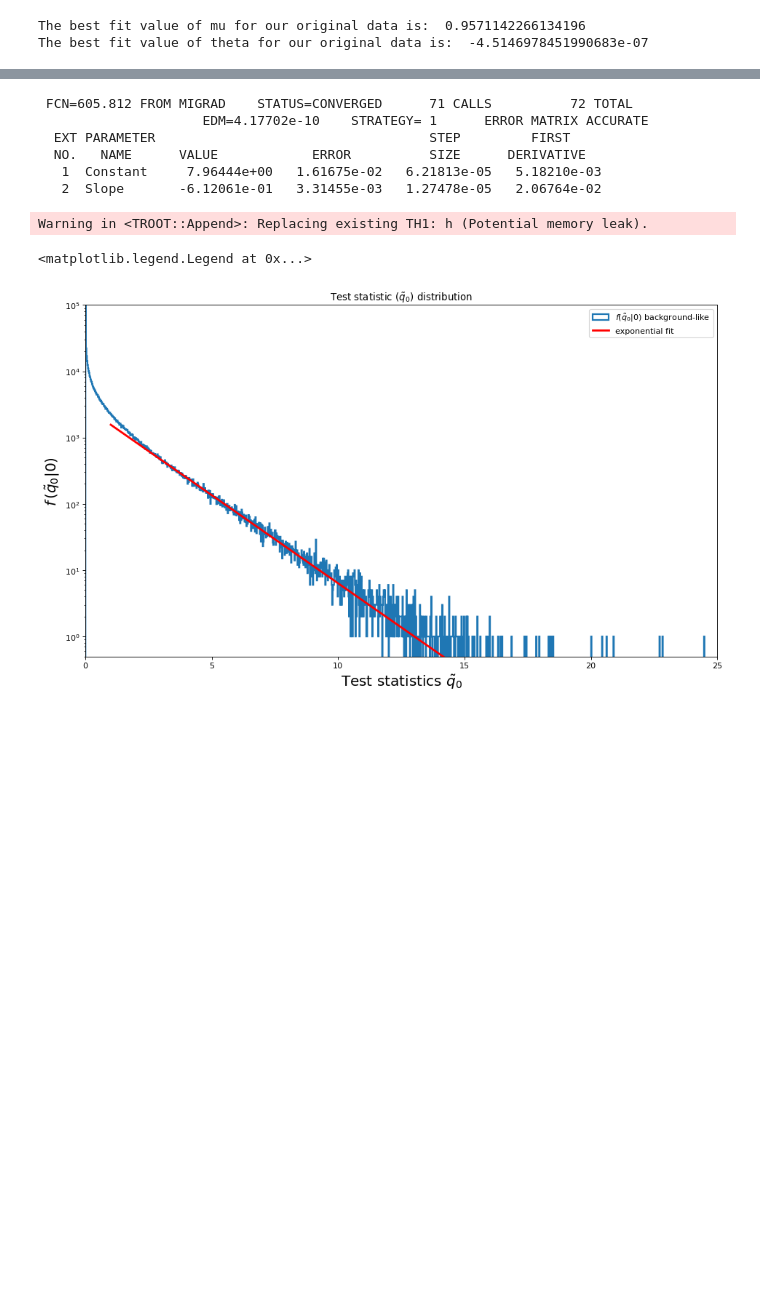
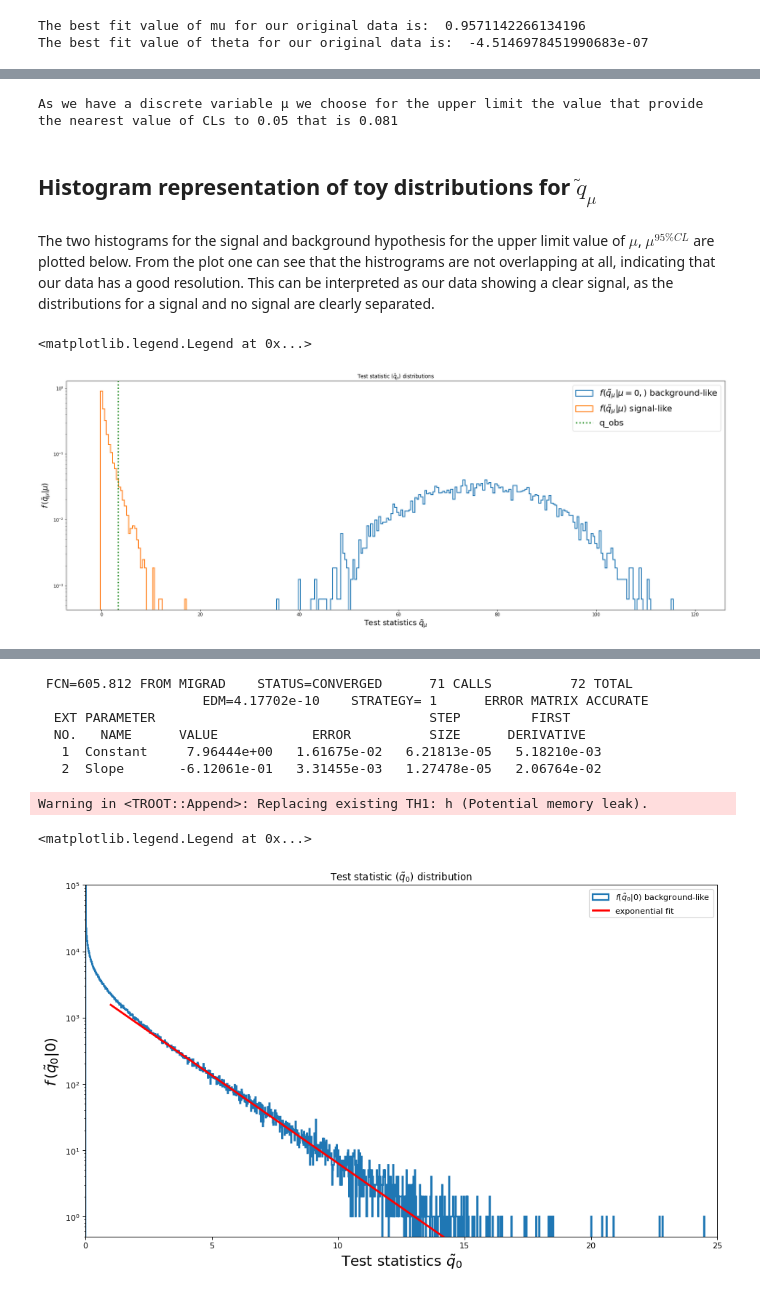
Before and after one commit to emabaci/LCP-mod.-B, a Jupyter notebook: final_project/Statistichal part.ipynb, the cells around one changed output, grey strips where cells are left out. Saved outputs shown, nothing was run; the diff lists cells and outputs as text; code cells hidden in the pictures; blank space fills up the shorter version.

```diff
--- a/final_project/Statistichal part.ipynb
+++ b/final_project/Statistichal part.ipynb
@@ -389,3 +362,46 @@ ax.legend()
+# %%
+print('As we have a discrete variable μ we choose for the upper \
+limit the value that provide the nearest value of CLs to 0.05 that is', round(CLs_95, 3))
+# %% [output]
+As we have a discrete variable μ we choose for the upper limit the value that provide the nearest value of CLs to 0.05 that is 0.081
+# %% [markdown]
+## Histogram representation of toy distributions for $\tilde{q}_{\mu}$
+# %% [markdown]
+The two histograms for the signal and background hypothesis for the upper limit value of $\mu$, $\mu^{95\%CL}$ are plotted below. From the plot one can see that the histrograms are not overlapping at all, indicating that our data has a good resolution. This can be interpreted as our data showing a clear signal, as the distributions for a signal and no signal are clearly separated.
+# %%
+index_mu_95 = np.where(mu == mu_95)[0][0]
+q_0_distr  = q_0_toys.iloc[:,index_mu_95]
+q_mu_distr = q_mu_toys.iloc[:,index_mu_95]
+# %%
+fig, ax = plt.subplots(1,1, figsize=(28,10))
+
+bins = np.linspace(-1, 120, 300)
+
+histogram_0 = ax.hist(q_0_distr,
+                       bins = bins,
+                       histtype = 'step',
+                       facecolor='c',
+                       density=True,
+                       label=r"$f(\tilde{q}_{\mu }|\mu = 0, )$ background-like",
+                       linewidth=2)
+
+histogram_1 = ax.hist(q_mu_distr,
+                       bins  = bins,
+                       histtype = 'step',
+                       facecolor='c',
+                       density=True,
+                       label =r"$f(\tilde{q}_{\mu }|\mu )$ signal-like",
+                       linewidth=2)
+
+ax.axvline(q_tilde_obs.iloc[index_mu_95,:][0], color='green', linestyle='dotted', linewidth=3, label = "q_obs")
+ax.set_yscale('log')
+ax.set_xlabel(r"Test statistics $\tilde{q}_{\mu}$", fontsize=18)
+ax.set_ylabel(r"$f\,(\tilde{q}_{\mu}|\mu)$", fontsize=18)
+ax.set_title(r"Test statistic $(\tilde{q}_{\mu})$ distributions")
+ax.legend(prop={'size': 20})
+# %% [output]
+<matplotlib.legend.Legend at 0x...>
+[figure, added]
 # %% [markdown]
 ## Significance of an excess of events
 
```
Also changed, not shown: parts of 57 cells of this notebook.
